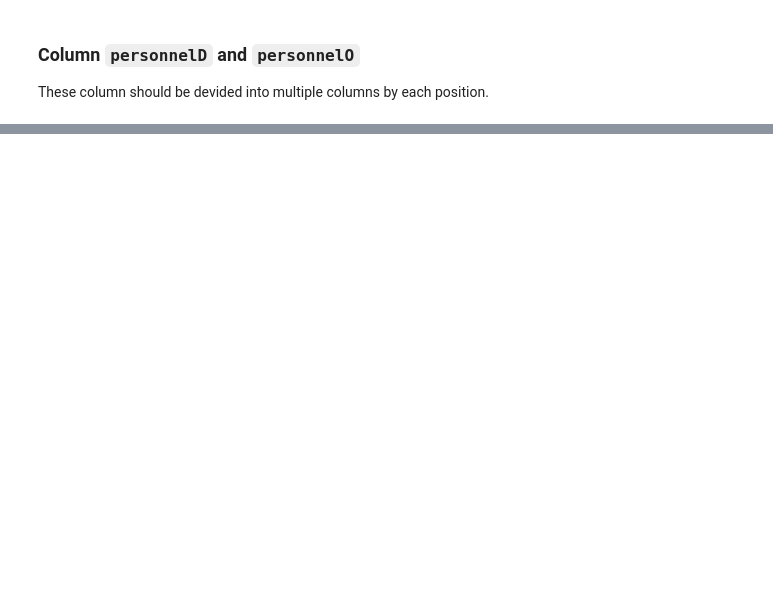
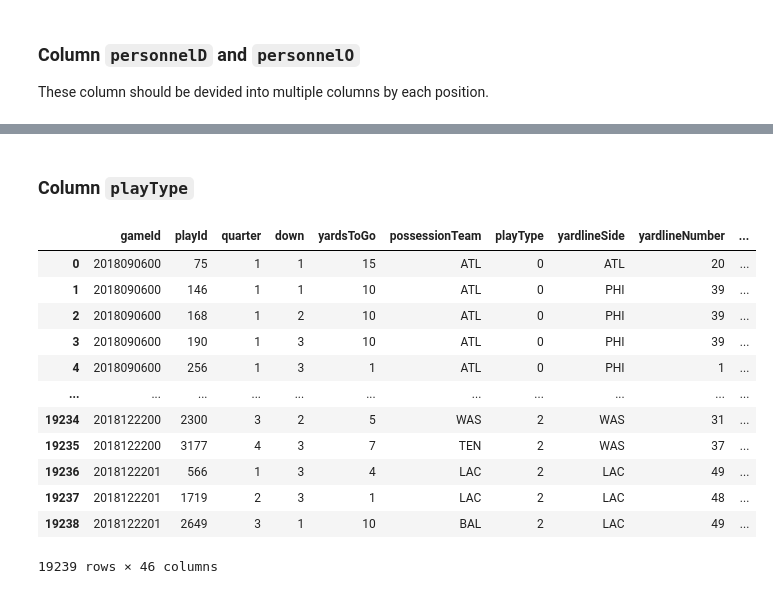
Before and after one commit to Rindrics/BigDataBowl, a Jupyter notebook: src/eda.ipynb, the cells around one changed output, grey strips where cells are left out. Drawn from its saved outputs; the diff is of its cells as text; code cells hidden in the pictures; blank space fills up the shorter version.

```diff
--- a/src/eda.ipynb
+++ b/src/eda.ipynb
@@ -201,0 +246,20 @@ there are 14 formations
+# %% [markdown]
+### Column `playType`
+# %%
+plays['playType'].unique()
+plays.loc[:, 'playType'].replace(['play_type_pass', 'play_type_sack', 'play_type_unknown'], [0, 1, 2], inplace=True)
+plays
+# %% [output]
+|  | gameId | playId | quarter | down | yardsToGo | possessionTeam | playType | yardlineSide | yardlineNumber | ... |
+| 0 | 2018090600 | 75 | 1 | 1 | 15 | ATL | 0 | ATL | 20 | ... |
+| 1 | 2018090600 | 146 | 1 | 1 | 10 | ATL | 0 | PHI | 39 | ... |
+| 2 | 2018090600 | 168 | 1 | 2 | 10 | ATL | 0 | PHI | 39 | ... |
+| 3 | 2018090600 | 190 | 1 | 3 | 10 | ATL | 0 | PHI | 39 | ... |
+| 4 | 2018090600 | 256 | 1 | 3 | 1 | ATL | 0 | PHI | 1 | ... |
+| ... | ... | ... | ... | ... | ... | ... | ... | ... | ... | ... |
+| 19234 | 2018122200 | 2300 | 3 | 2 | 5 | WAS | 2 | WAS | 31 | ... |
+| 19235 | 2018122200 | 3177 | 4 | 3 | 7 | TEN | 2 | WAS | 37 | ... |
+| 19236 | 2018122201 | 566 | 1 | 3 | 4 | LAC | 2 | LAC | 49 | ... |
+| 19237 | 2018122201 | 1719 | 2 | 3 | 1 | LAC | 2 | LAC | 48 | ... |
+| 19238 | 2018122201 | 2649 | 3 | 1 | 10 | BAL | 2 | LAC | 49 | ... |
+19239 rows × 46 columns
```
Also changed, not shown: parts of 21 cells of this notebook.
